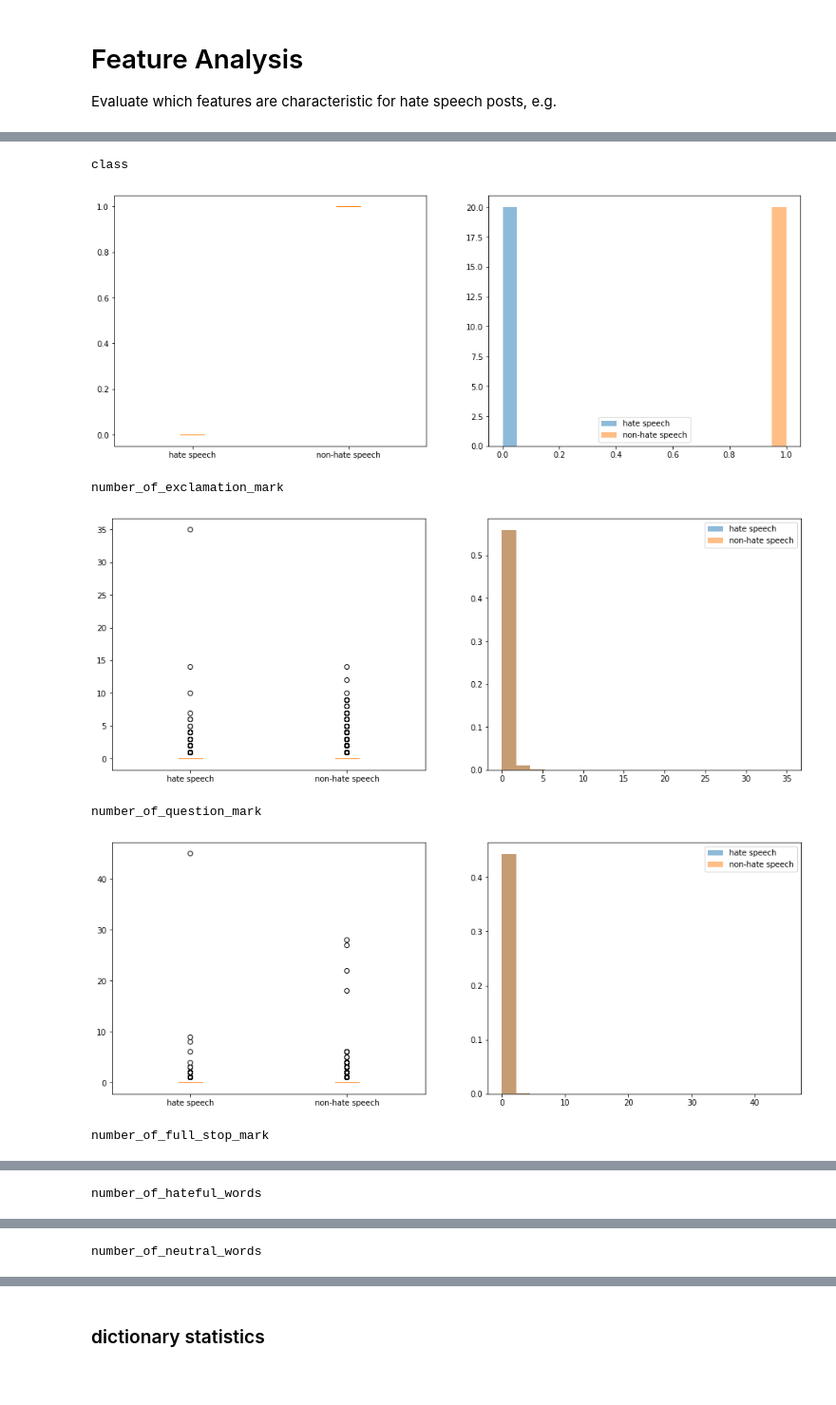
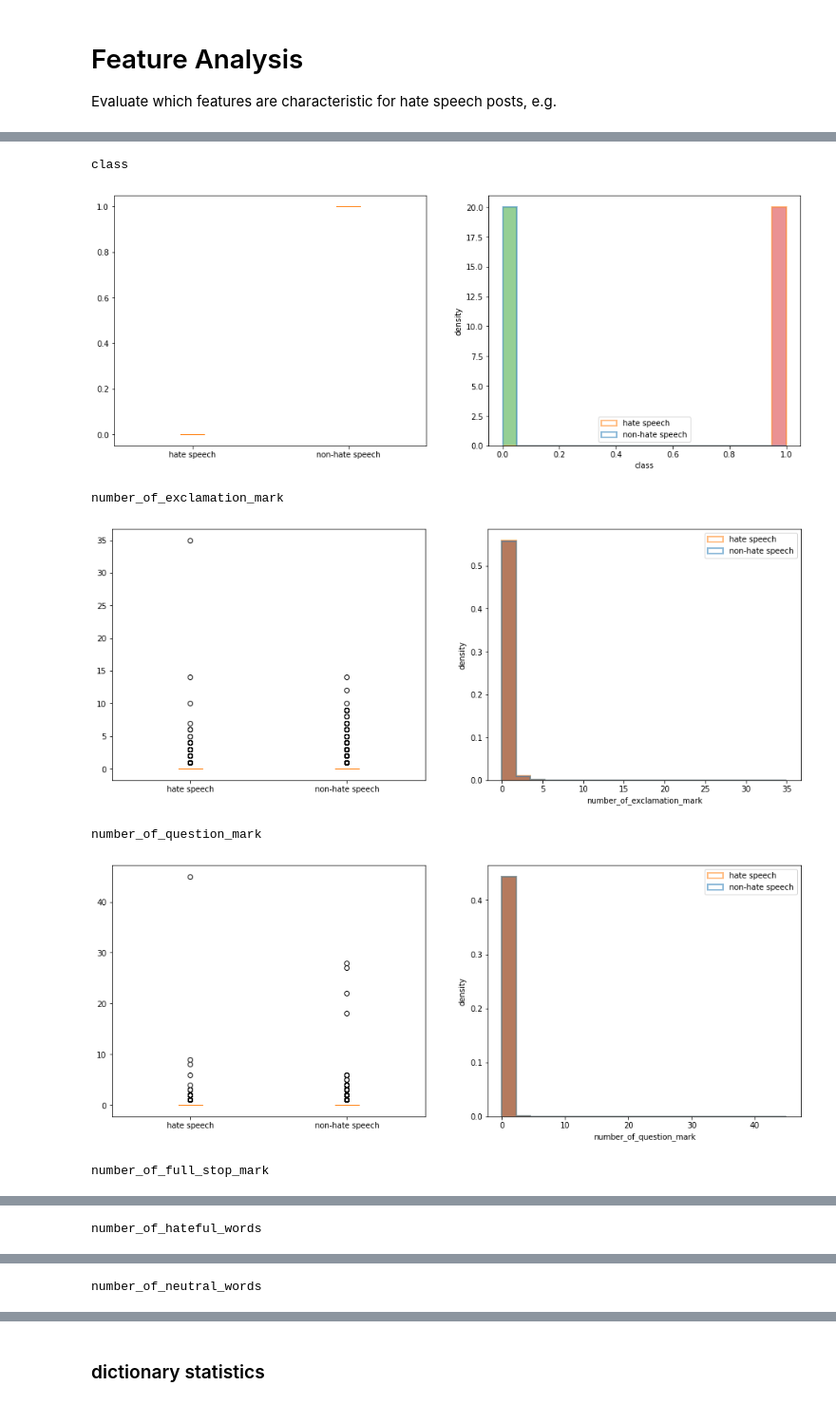
Before and after one commit to fidsusj/HateSpeechDetection, a Jupyter notebook: src/analysis/feature_analysis/Feature_Analysis.ipynb, the cells around one changed output, grey strips where cells are left out. Shown at 95% size. Cells and saved outputs as stored; diff of their text form; code cells hidden in the pictures; blank space fills up the shorter version.

```diff
--- a/src/analysis/feature_analysis/Feature_Analysis.ipynb
+++ b/src/analysis/feature_analysis/Feature_Analysis.ipynb
@@ -28,29 +28,31 @@ non_hate_speech = df_dataset[df_dataset["class"] == 1]
 # %%
 def plot_feature(feature, hate_speech, non_hate_speech):
     print(feature)
     fig, ax = plt.subplots(nrows=1, ncols=2, figsize=(16, 6))
     ax[0].boxplot([hate_speech, non_hate_speech], positions=[1, 2])
     ax[0].set_xticklabels(["hate speech", "non-hate speech"])
 
     bins = 20
     bins = np.histogram(np.hstack((hate_speech, non_hate_speech)), bins=bins)[1]
-    # plt.hist([hate_speech, non_hate_speech], histtype='step', linewidth=2, bins=bins, alpha=0.5, density=True)
+    plt.hist([hate_speech, non_hate_speech], histtype='step', linewidth=2, bins=bins, alpha=0.5, density=True)
     ax[1].hist(hate_speech, bins=bins, alpha=0.5, density=True)
     ax[1].hist(non_hate_speech, bins=bins, alpha=0.5, density=True)
     ax[1].legend(["hate speech", "non-hate speech"])
+    plt.ylabel("density")
+    plt.xlabel(feature)
     plt.show()
     print("\n\n")
 
 
 for key in hate_speech.keys():
     plot_feature(key, hate_speech[key], non_hate_speech[key])
 
 # plot_feature("number_of_exclamation_mark", hate_speech["number_of_exclamation_mark"], non_hate_speech["number_of_exclamation_mark"])
 # %% [output]
 class
-[figure, old version]
+[figure, new version]
 number_of_exclamation_mark
-[figure, old version]
+[figure, new version]
 number_of_question_mark
-[figure, old version]
+[figure, new version]
 number_of_full_stop_mark
```
Also changed, not shown: parts of 1 cell of this notebook, 4 other files.
